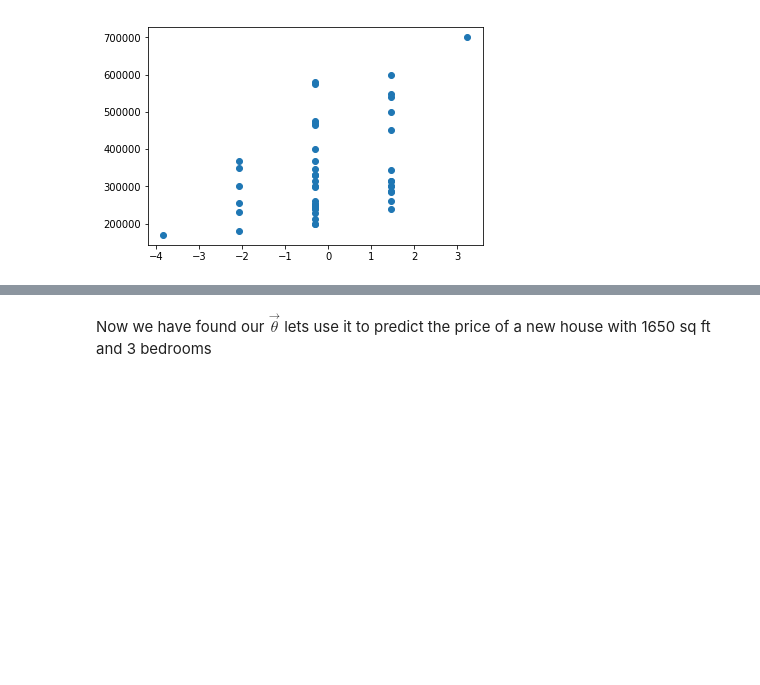
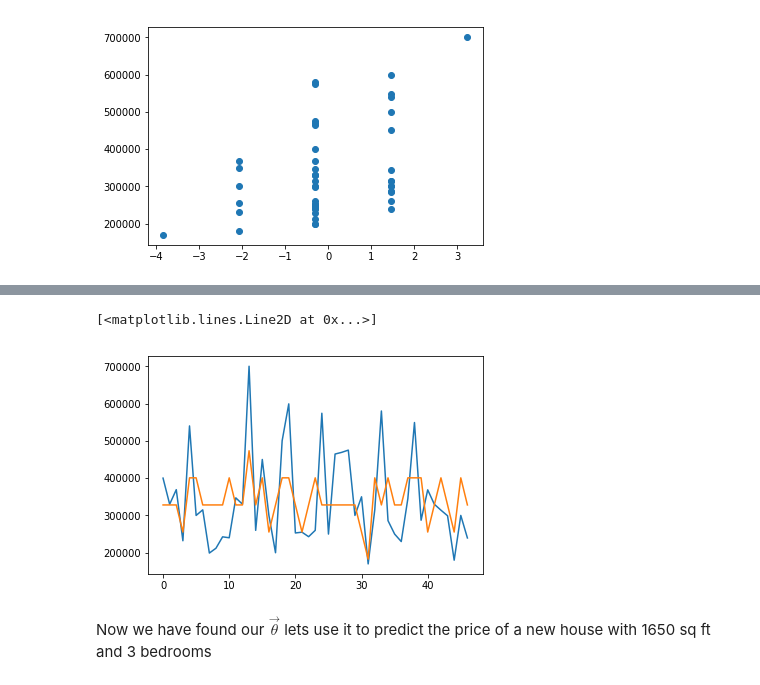
Before and after one commit to AshleySetter/MachineLearningCoursera, a Jupyter notebook: machine-learning-ex1/ex1_python/Linear_Regression_ex1.ipynb, the cells around one changed output, grey strips where cells are left out. Saved outputs shown, nothing was run; the diff lists cells and outputs as text; code cells hidden in the pictures; blank space fills up the shorter version.

```diff
--- a/machine-learning-ex1/ex1_python/Linear_Regression_ex1.ipynb
+++ b/machine-learning-ex1/ex1_python/Linear_Regression_ex1.ipynb
@@ -201,3 +209,11 @@ array([ 340412.65957447,   14354.78162842,   41179.47495427])
+# %%
+y_pred = np.matmul(X_norm, theta)
+# %%
+plt.plot(y)
+plt.plot(y_pred)
+# %% [output]
+[<matplotlib.lines.Line2D at 0x...>]
+[figure, added]
 # %% [markdown]
 Now we have found our $\vec{\theta}$ lets use it to predict the price of a new house with 1650 sq ft and 3 bedrooms
 # %%
```
Also changed, not shown: parts of 12 cells of this notebook.
